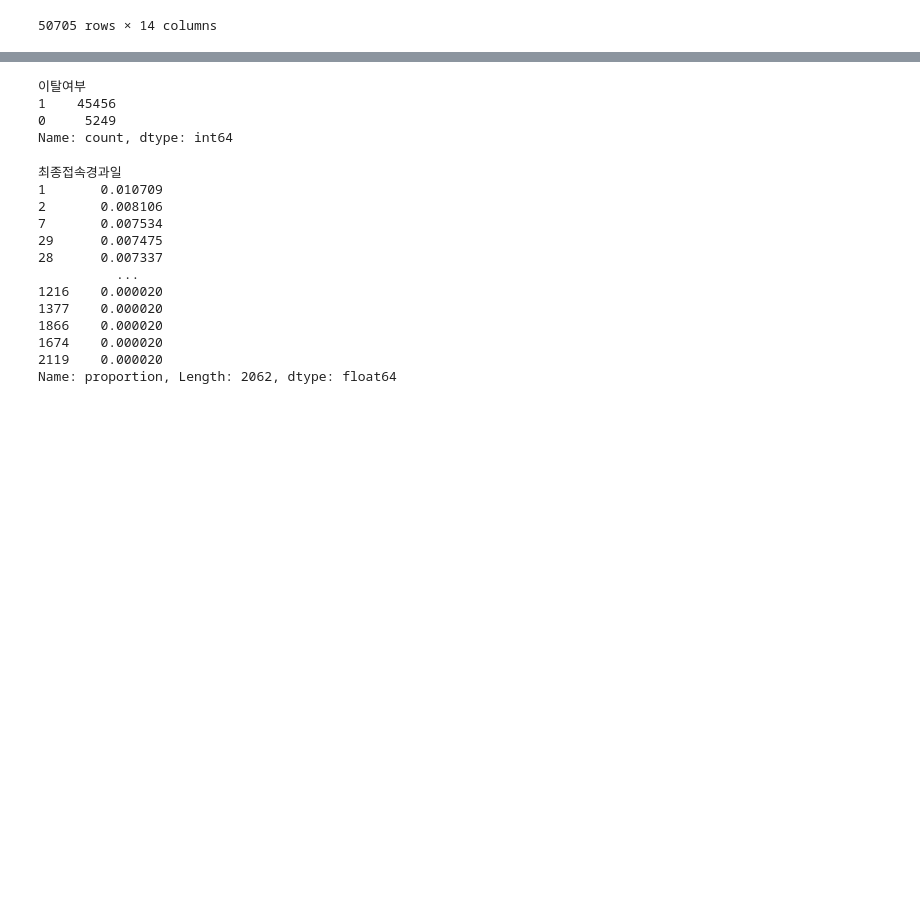
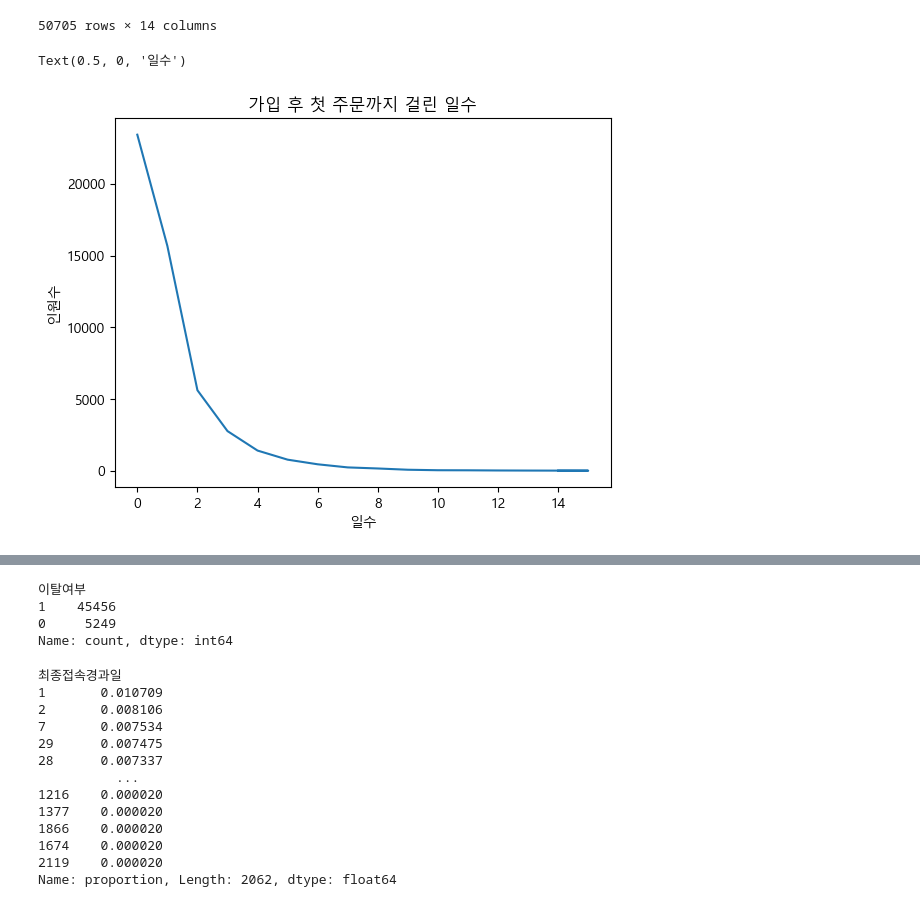
Before and after one commit to KIMJEONGSU/ecommerce, a Jupyter notebook: model/model.ipynb, the cells around one changed output, grey strips where cells are left out. Saved outputs shown, nothing was run; the diff lists cells and outputs as text; code cells hidden in the pictures; blank space fills up the shorter version.

```diff
--- a/model/model.ipynb
+++ b/model/model.ipynb
@@ -109,6 +109,14 @@ df_c
 | 50703 | 99998 | 0 | -4.092411 | 105.179376 | 2018-07-01 | 2018-07-02 20:56:19 | 8 | 2022-01-25 00:54:09 | 188 | 8 | ... |
 | 50704 | 99999 | 1 | -4.876648 | 104.598266 | 2016-10-12 | 2016-10-12 19:22:21 | 12 | 2016-10-12 19:22:21 | 2119 | 1 | ... |
 50705 rows × 14 columns
+# %%
+df_c['가입후첫주문까지걸린일수'].value_counts().plot()
+plt.ylabel('인원수')
+plt.title('가입 후 첫 주문까지 걸린 일수')
+plt.xlabel('일수')
+# %% [output]
+Text(0.5, 0, '일수')
+[figure, added]
 # %%
 df_c.describe()
 # %% [output]
```
Also changed, not shown: parts of 13 cells of this notebook.
